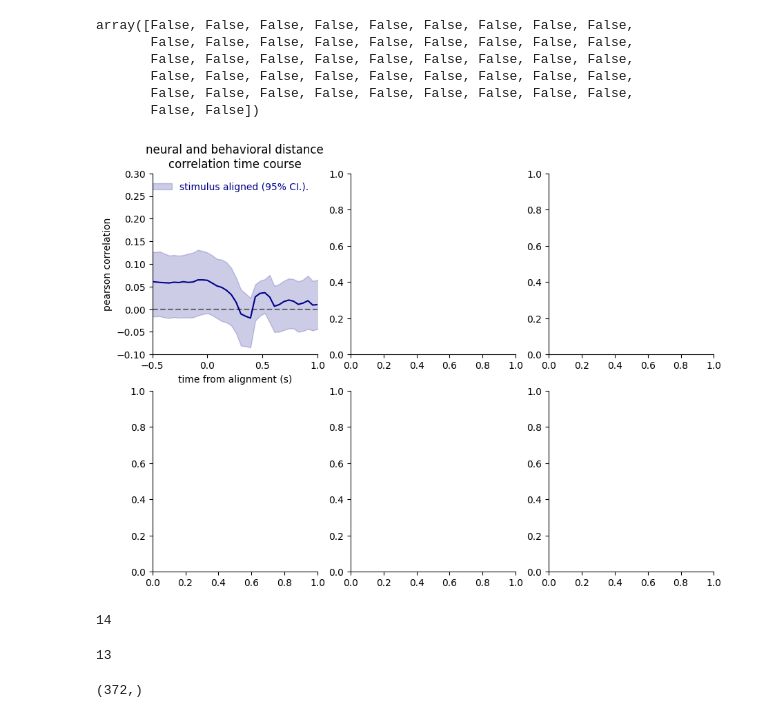
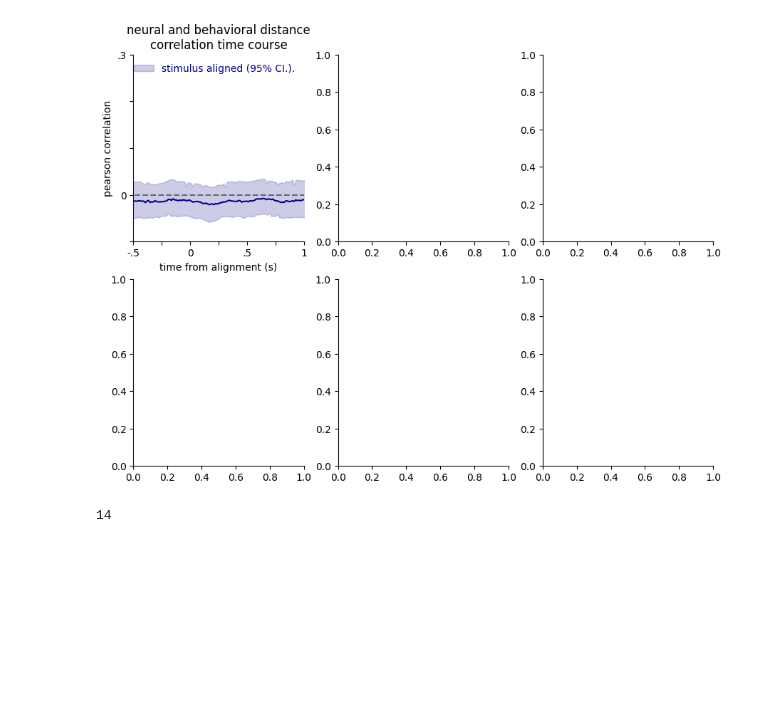
Before and after one commit to brunaafl/ShapeMetrics, a Jupyter notebook: ibl_analyses/notebooks/time_resolved_correlation.ipynb, the cells around one changed output. Saved outputs shown, nothing was run; the diff lists cells and outputs as text; code cells hidden in the pictures; blank space fills up the shorter version.

Commit message:
Time resolved correlation: modifications

```diff
--- a/ibl_analyses/notebooks/time_resolved_correlation.ipynb
+++ b/ibl_analyses/notebooks/time_resolved_correlation.ipynb
@@ -168,7 +225,7 @@ all_corrs_resp = np.array(all_corrs_resp)
 # %%
 # load data
 
-with open("prep_data/folds_index_stim.pkl","rb") as f:
+with open("prep_data/folds_index_stim_DG.pkl","rb") as f:
     index = pickle.load(f)
 
 all_corrs_stim = []
@@ -196,4 +317,4 @@ with(open("prep_data/25_avg_folds_stim_aligned.pkl","rb")) as f:
     import pickle
     params,_ys,train_data_folds,test_data_folds = pickle.load(f)
 
-all_corrs_resp = get_corr_time(train_data_folds,test_data_folds,n_folds=25)
+all_corrs_stim = get_corr_time(train_data_folds,test_data_folds,n_folds=25)
@@ -210,52 +359,43 @@ all_corrs_resp = np.array(all_corrs_resp)
-# %%
-sig_resp
-# %% [output]
-array([False, False, False, False, False, False, False, False, False,
-       False, False, False, False, False, False, False, False, False,
-       False, False, False, False, False, False, False, False, False,
-       False, False, False, False, False, False, False, False, False,
-       False, False, False, False, False, False, False, False, False,
-       False, False])
 # %%
 from matplotlib import pyplot as plt
 
-sig_resp = (1-np.mean(all_corrs_resp>0,0))*2 <0.05
+sig_resp = (1-np.nanmean(all_corrs_stim>0,0))*2 <0.05
 
 fig, axes = plt.subplots(nrows=2, ncols=3, figsize=(7*1.5,5*1.5))
 axes = axes.flatten()
 
-x_time = np.linspace(-1,1,len(all_corrs_resp[0]))
+x_time = np.linspace(-1,1,len(all_corrs_stim[0]))
 w=10
 x_time += np.diff(x_time)[0]*w
 
 
-axes[0].plot(x_time,np.nanmean(all_corrs_resp,0),color="darkblue")
-axes[0].fill_between(x_time,[np.nanpercentile(a,2.5) for a in all_corrs_resp.T],[np.nanpercentile(a,97.5) for a in all_corrs_resp.T],color='darkblue',alpha=0.2,label='stimulus aligned (95% CI.).')
+axes[0].plot(x_time,np.nanmean(all_corrs_stim,0),color="darkblue")
+axes[0].fill_between(x_time,[np.nanpercentile(a,2.5) for a in all_corrs_stim.T],[np.nanpercentile(a,97.5) for a in all_corrs_stim.T],color='darkblue',alpha=0.2,label='stimulus aligned (95% CI.).')
 
 axes[0].plot(x_time[sig_resp],np.ones_like(x_time[sig_resp])*0.275,'|',color='darkblue')
 
 axes[0].plot(x_time,np.zeros_like(x_time),'--',color='k',alpha=0.5)
 axes[0].set_xlabel('time from alignment (s)')
 axes[0].set_ylabel('pearson correlation')
 axes[0].set_title('neural and behavioral distance\ncorrelation time course')
 axes[0].legend()
 axes[0].set_ylim(-0.1,0.3)
 axes[0].set_xlim(-0.5,1)
-"""axes[0].set_xlim(-0.5,1)
+axes[0].set_xlim(-0.5,1)
 axes[0].set_ylim(-0.1,0.3)
 axes[0].set_yticks([-0.1,0,0.1,0.2,0.3],['',0,'','','.3'])
-axes[0].set_xticks([-0.5,-0.25,0,0.25,0.5,0.75,1],['-.5','','0','','.5','','1'])"""
+axes[0].set_xticks([-0.5,-0.25,0,0.25,0.5,0.75,1],['-.5','','0','','.5','','1'])
 axes[0].legend(frameon=False)
 # change font color of legend
 leg = axes[0].get_legend()
 ltext  = leg.get_texts()
 
 #plt.setp(ltext[1], color='darkred')
 plt.setp(ltext[0], color='darkblue')
 sns.despine()
 #fig.tight_layout()
 # %% [output]
-[figure, old version]
+[figure, new version]
 # %%
 len(all_corrs_stim[6])
 # %% [output]
@@ -268,8 +405,0 @@ all_corrs_stim[21] = [0]*25
-# %%
-len(all_corrs_stim[21])
-# %% [output]
-13
-# %%
-np.mean(all_corrs_stim,0).shape
-# %% [output]
-(372,)
```
Also changed, not shown: parts of 14 cells of this notebook, 6 other files.
